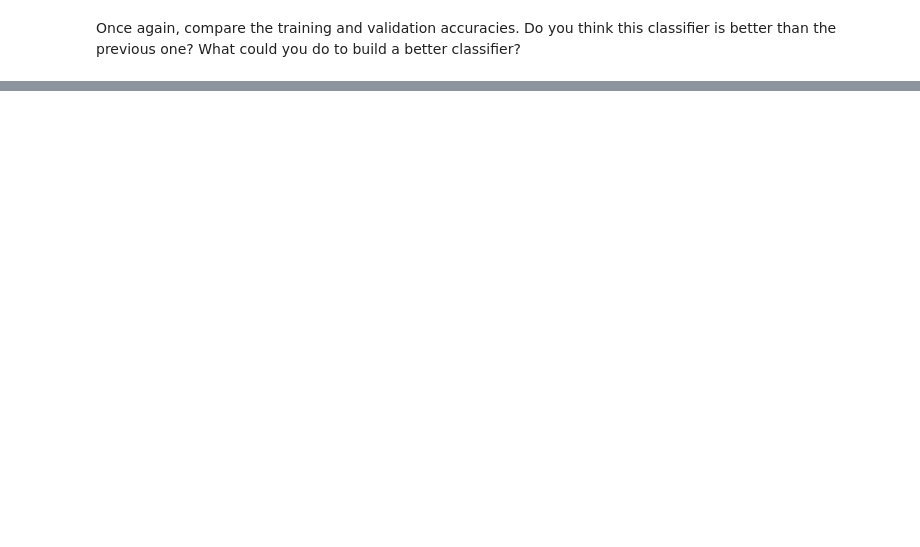
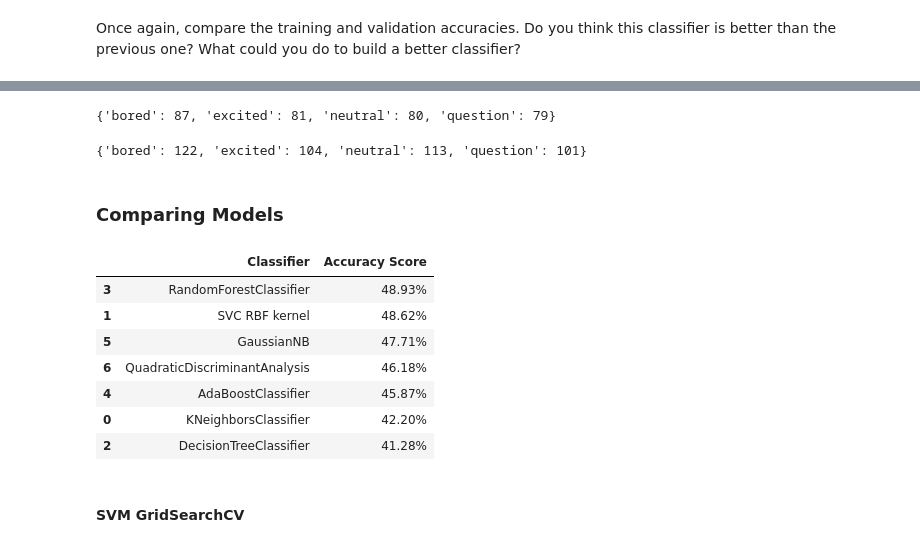
Before and after one commit to MoadSaadKhorchef/QMUL-BIG-DATA-SCIENCE, a Jupyter notebook: Couseworks/MACHINE LEARNING/CW2 - Mini Project/MLEnd_starter_kit.ipynb, the cells around one changed output, grey strips where cells are left out. Cells and saved outputs as stored; diff of their text form; code cells hidden in the pictures; blank space fills up the shorter version.

```diff
--- a/Couseworks/MACHINE LEARNING/CW2 - Mini Project/MLEnd_starter_kit.ipynb
+++ b/Couseworks/MACHINE LEARNING/CW2 - Mini Project/MLEnd_starter_kit.ipynb
@@ -282,3 +304,8 @@ TypeError: ignored
+# %%
+c,d = getXy(files[:5000],labels_file=labels,scale_audio=True, onlySingleDigit=True)
+
+# If you want to use all 20000 files, run next line instead
+#X,y = getXy(files,labels_file=labels,scale_audio=True, onlySingleDigit=True)
 # %% [markdown]
 The next cell shows the shape of `X` and `y` and prints the labels vector `y`:
 # %%
@@ -388,0 +466,65 @@ SVC Model's accuracy on validation set is 22.11%
+# %%
+unique, counts = np.unique(y_val, return_counts=True)
+dict(zip(unique, counts))
+# %% [output]
+{'bored': 87, 'excited': 81, 'neutral': 80, 'question': 79}
+# %%
+unique, counts = np.unique(y_train, return_counts=True)
+dict(zip(unique, counts))
+# %% [output]
+{'bored': 122, 'excited': 104, 'neutral': 113, 'question': 101}
+# %% [markdown]
+### Comparing Models
+# %%
+from sklearn.neighbors import KNeighborsClassifier
+from sklearn.svm import SVC
+from sklearn.tree import DecisionTreeClassifier
+from sklearn.ensemble import RandomForestClassifier, AdaBoostClassifier
+from sklearn.naive_bayes import GaussianNB
+from sklearn.discriminant_analysis import QuadraticDiscriminantAnalysis
+
+#X_train, X_val, y_train, y_val = train_test_split(X,y,test_size=0.3,stratify=y)
+#X_train, X_val, y_train, y_val = train_test_split(a,b,test_size=0.3,stratify=b)
+X_train, X_val, y_train, y_val = train_test_split(c,d,test_size=0.2,stratify=d)
+
+
+mean = X_train.mean(0)
+sd =  X_train.std(0)
+X_train = (X_train-mean)/sd
+
+mean = X_val.mean(0)
+sd =  X_val.std(0)
+X_val  = (X_val-mean)/sd
+
+classification_models = [
+    KNeighborsClassifier(),#(3),
+    #SVC(kernel='linear'),#, C=0.025),
+    SVC(kernel='rbf'),
+    DecisionTreeClassifier(),#max_depth=5),
+    RandomForestClassifier(),#max_depth=5, n_estimators=10, max_features=1),
+    AdaBoostClassifier(),
+    GaussianNB(),
+    QuadraticDiscriminantAnalysis()]
+
+scores = []
+for model in classification_models:
+    model.fit(X_train, y_train)
+    score = model.score(X_val, y_val)
+    model_name = type(model).__name__
+    if model_name=='SVC' and model.kernel=='rbf': model_name+=' RBF kernel'
+    scores.append((model_name,(f'{100*score:.2f}%')))
+
+# Make it pretty
+scores_df = pd.DataFrame(scores,columns=['Classifier','Accuracy Score'])
+scores_df.sort_values(by='Accuracy Score',axis=0,ascending=False)
+# %% [output]
+|  | Classifier | Accuracy Score |
+| 3 | RandomForestClassifier | 48.93% |
+| 1 | SVC RBF kernel | 48.62% |
+| 5 | GaussianNB | 47.71% |
+| 6 | QuadraticDiscriminantAnalysis | 46.18% |
+| 4 | AdaBoostClassifier | 45.87% |
+| 0 | KNeighborsClassifier | 42.20% |
+| 2 | DecisionTreeClassifier | 41.28% |
+# %% [markdown]
+#### SVM GridSearchCV
```
Also changed, not shown: parts of 24 cells of this notebook.
